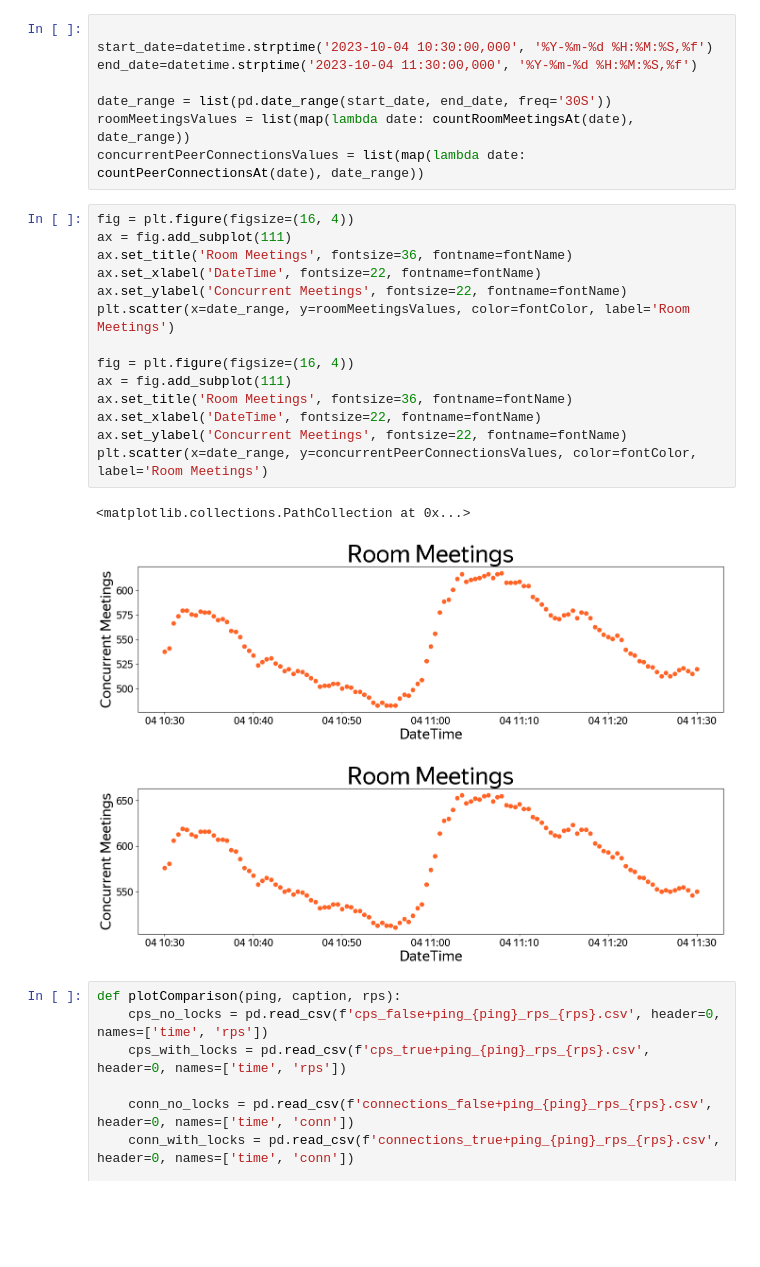
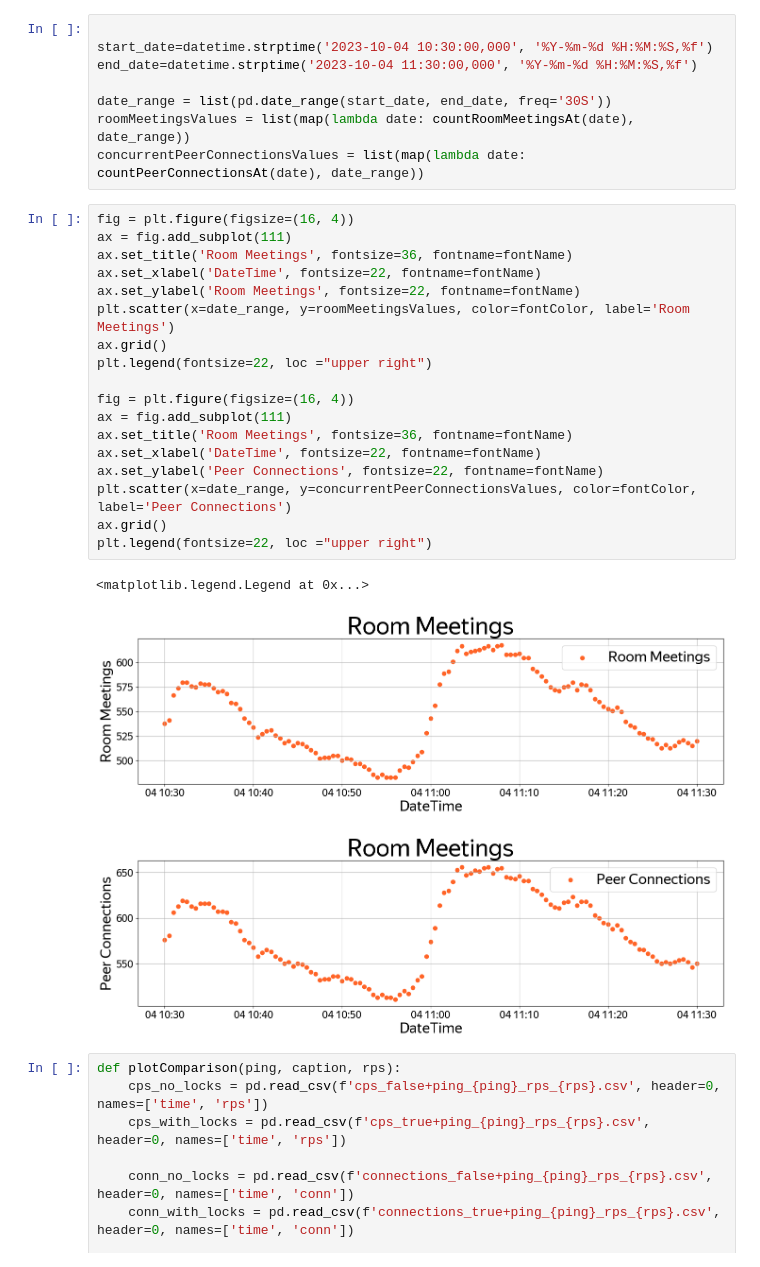
Before and after one commit to topright007/rolling_update_downtime, a Jupyter notebook: ipnb/graphs.ipynb, the cells around one changed output. Drawn from its saved outputs; the diff is of its cells as text; blank space fills up the shorter version.

Commit message:
peer connections

```diff
--- a/ipnb/graphs.ipynb
+++ b/ipnb/graphs.ipynb
@@ -262,21 +262,25 @@ concurrentPeerConnectionsValues = list(map(lambda date: countPeerConnectionsAt(d
 # %%
 fig = plt.figure(figsize=(16, 4))
 ax = fig.add_subplot(111)
 ax.set_title('Room Meetings', fontsize=36, fontname=fontName)
 ax.set_xlabel('DateTime', fontsize=22, fontname=fontName)
-ax.set_ylabel('Concurrent Meetings', fontsize=22, fontname=fontName)
+ax.set_ylabel('Room Meetings', fontsize=22, fontname=fontName)
 plt.scatter(x=date_range, y=roomMeetingsValues, color=fontColor, label='Room Meetings')
+ax.grid()
+plt.legend(fontsize=22, loc ="upper right")
 
 fig = plt.figure(figsize=(16, 4))
 ax = fig.add_subplot(111)
 ax.set_title('Room Meetings', fontsize=36, fontname=fontName)
 ax.set_xlabel('DateTime', fontsize=22, fontname=fontName)
-ax.set_ylabel('Concurrent Meetings', fontsize=22, fontname=fontName)
-plt.scatter(x=date_range, y=concurrentPeerConnectionsValues, color=fontColor, label='Room Meetings')
+ax.set_ylabel('Peer Connections', fontsize=22, fontname=fontName)
+plt.scatter(x=date_range, y=concurrentPeerConnectionsValues, color=fontColor, label='Peer Connections')
+ax.grid()
+plt.legend(fontsize=22, loc ="upper right")
 # %% [output]
-<matplotlib.collections.PathCollection at 0x...>
+<matplotlib.legend.Legend at 0x...>
-[figure, old version]
+[figure, new version]
-[figure, old version]
+[figure, new version]
 # %%
 def plotComparison(ping, caption, rps):
     cps_no_locks = pd.read_csv(f'cps_false+ping_{ping}_rps_{rps}.csv', header=0, names=['time', 'rps'])
```
